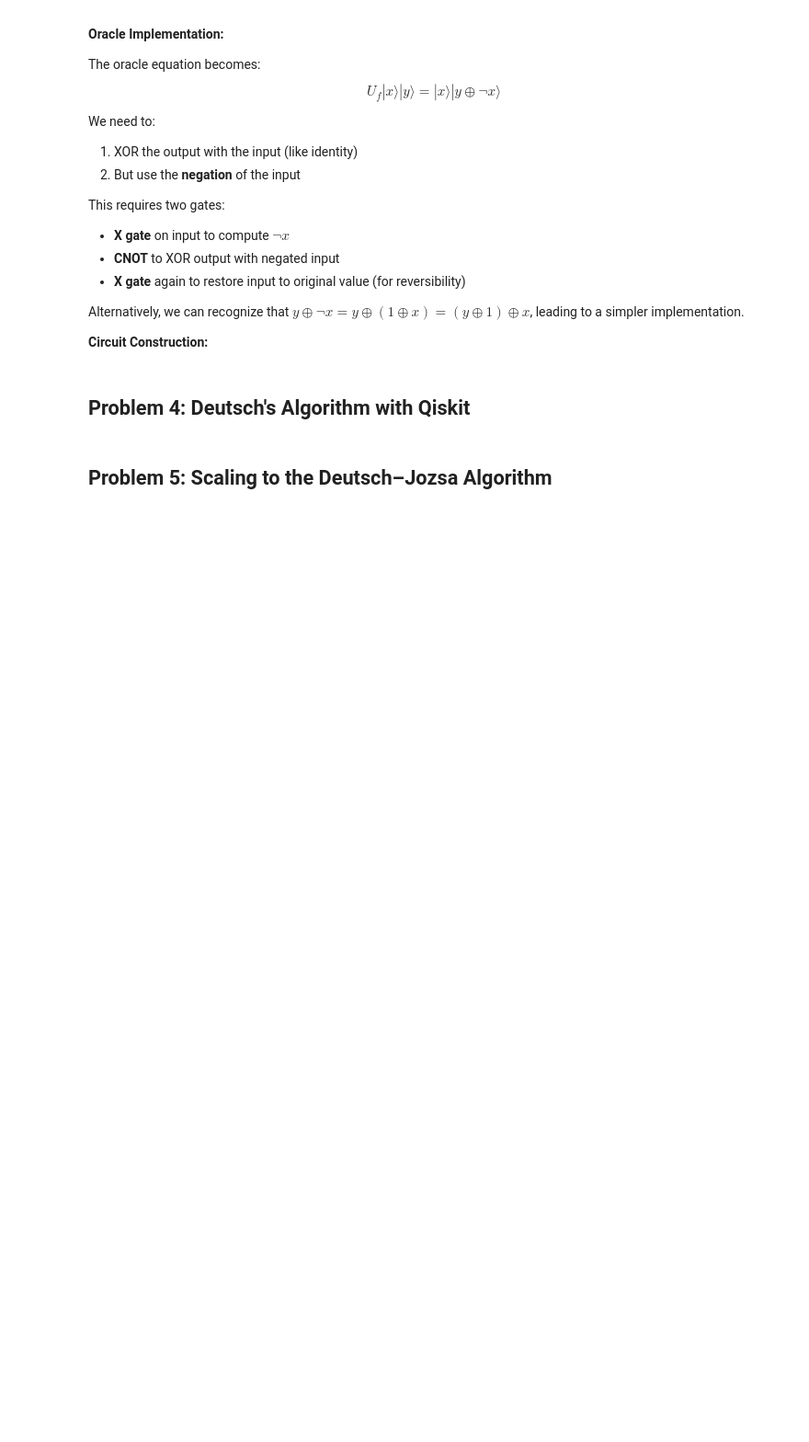
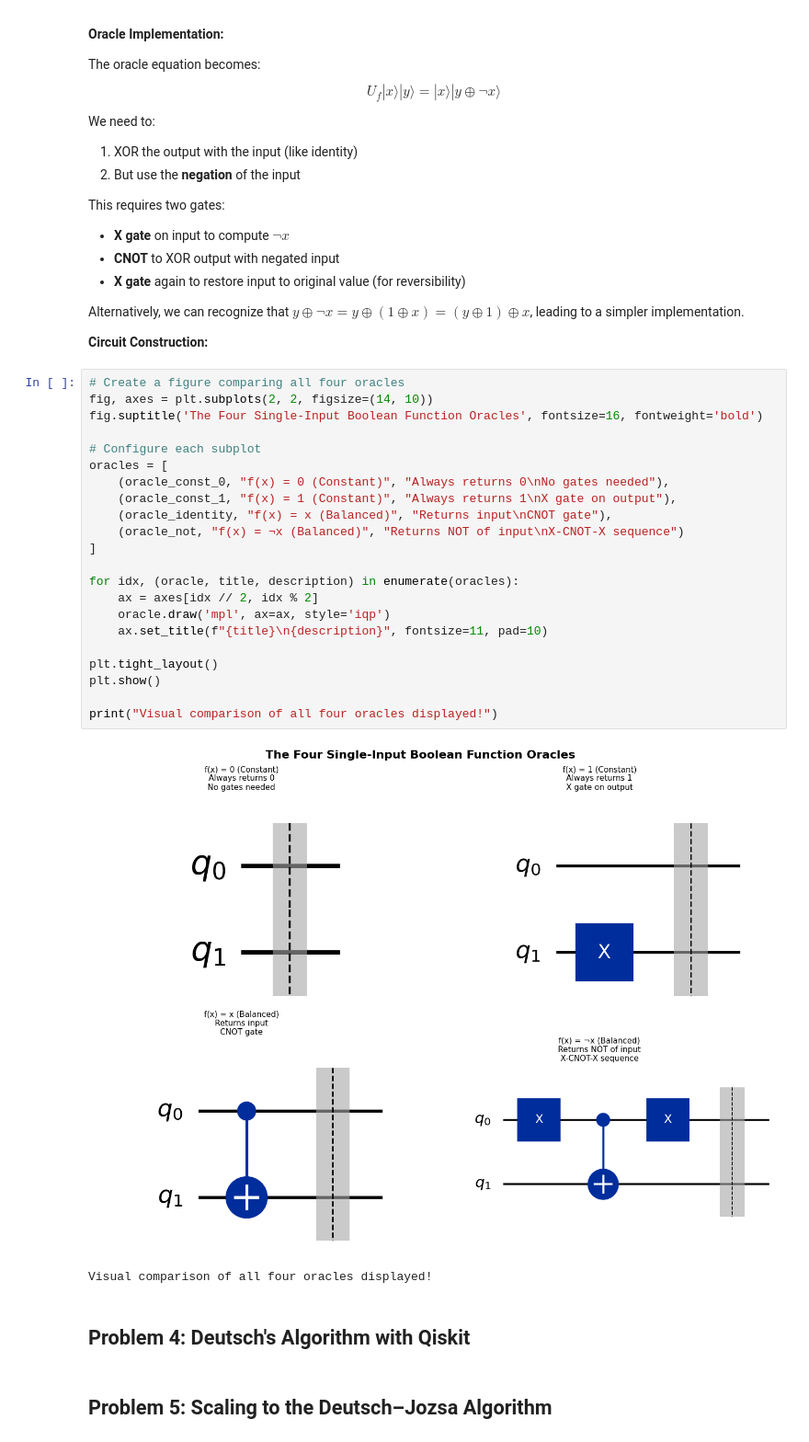
Before and after one commit to haroldlaw/Emerging-Technologies, a Jupyter notebook: problems.ipynb, the cells around one changed output. Shown at 92% size. Saved outputs shown, nothing was run; the diff lists cells and outputs as text; blank space fills up the shorter version.

Commit message:
add comparison for all four oracle functions

```diff
--- a/problems.ipynb
+++ b/problems.ipynb
@@ -1030,6 +1030,31 @@ This requires two gates:
 Alternatively, we can recognize that $y \oplus \neg x = y \oplus (1 \oplus x) = (y \oplus 1) \oplus x$, leading to a simpler implementation.
 
 **Circuit Construction:**
+# %%
+# Create a figure comparing all four oracles
+fig, axes = plt.subplots(2, 2, figsize=(14, 10))
+fig.suptitle('The Four Single-Input Boolean Function Oracles', fontsize=16, fontweight='bold')
+
+# Configure each subplot
+oracles = [
+    (oracle_const_0, "f(x) = 0 (Constant)", "Always returns 0\nNo gates needed"),
+    (oracle_const_1, "f(x) = 1 (Constant)", "Always returns 1\nX gate on output"),
+    (oracle_identity, "f(x) = x (Balanced)", "Returns input\nCNOT gate"),
+    (oracle_not, "f(x) = ¬x (Balanced)", "Returns NOT of input\nX-CNOT-X sequence")
+]
+
+for idx, (oracle, title, description) in enumerate(oracles):
+    ax = axes[idx // 2, idx % 2]
+    oracle.draw('mpl', ax=ax, style='iqp')
+    ax.set_title(f"{title}\n{description}", fontsize=11, pad=10)
+
+plt.tight_layout()
+plt.show()
+
+print("Visual comparison of all four oracles displayed!")
+# %% [output]
+[figure, added]
+Visual comparison of all four oracles displayed!
 # %% [markdown]
 ## Problem 4: Deutsch's Algorithm with Qiskit
 # %% [markdown]
```
Also changed, not shown: parts of 5 cells of this notebook.
